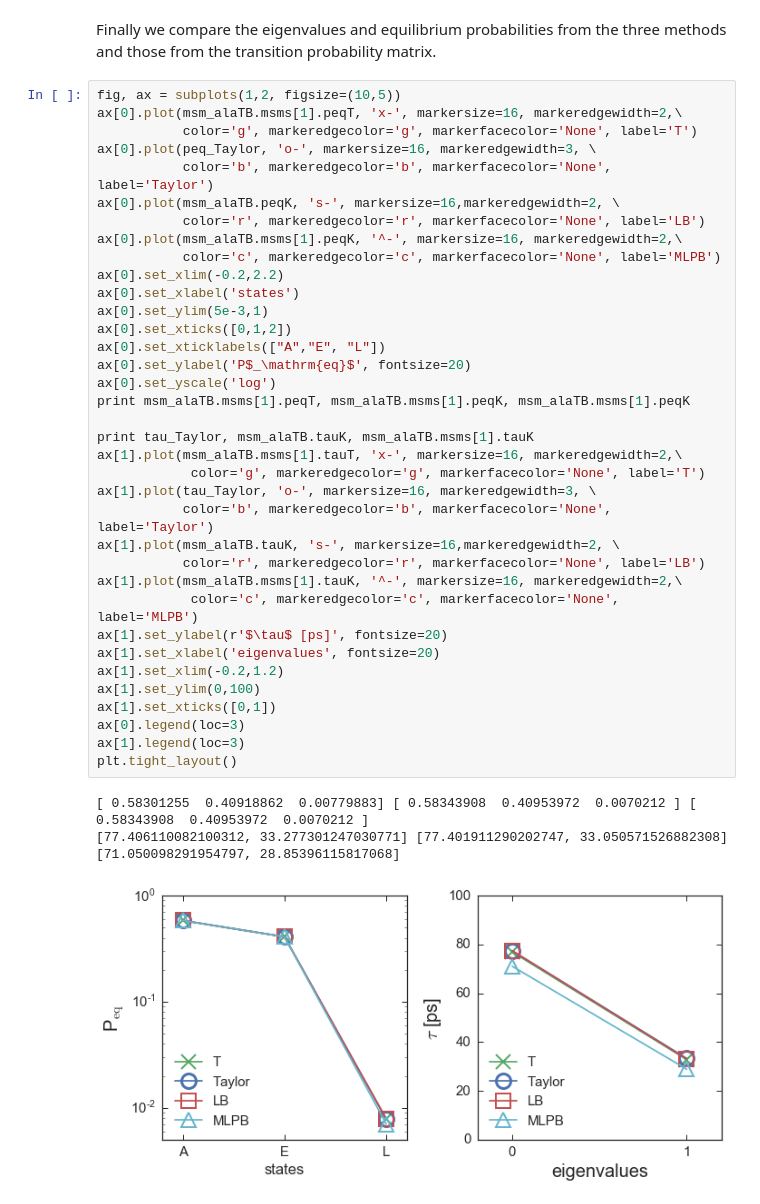
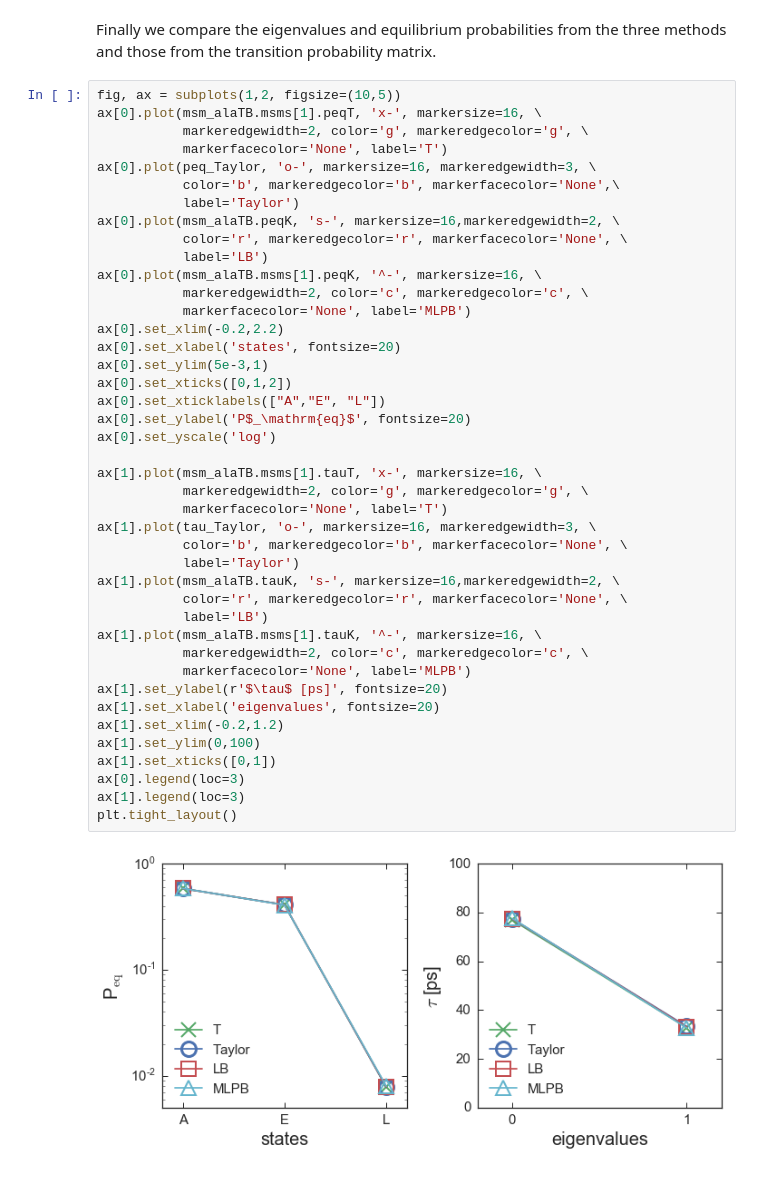
Before and after one commit to BioKT/MasterMSM, a Jupyter notebook: examples/alanine_dipeptide/ala_dipeptide_maxlike.ipynb, the cells around one changed output. Cells and saved outputs as stored; diff of their text form.

Commit message:
example : MLPB working

```diff
--- a/examples/alanine_dipeptide/ala_dipeptide_maxlike.ipynb
+++ b/examples/alanine_dipeptide/ala_dipeptide_maxlike.ipynb
@@ -97,41 +121,45 @@ _ = ax.set_ylim(np.min(msm_alaTB.msms[1].ml),1.001*np.mean(msm_alaTB.msms[1].ml)
 Finally we compare the eigenvalues and equilibrium probabilities from the three methods and those from the transition probability matrix.
 # %%
 fig, ax = subplots(1,2, figsize=(10,5))
-ax[0].plot(msm_alaTB.msms[1].peqT, 'x-', markersize=16, markeredgewidth=2,\
-           color='g', markeredgecolor='g', markerfacecolor='None', label='T')
+ax[0].plot(msm_alaTB.msms[1].peqT, 'x-', markersize=16, \
+           markeredgewidth=2, color='g', markeredgecolor='g', \
+           markerfacecolor='None', label='T')
 ax[0].plot(peq_Taylor, 'o-', markersize=16, markeredgewidth=3, \
-           color='b', markeredgecolor='b', markerfacecolor='None', label='Taylor')
+           color='b', markeredgecolor='b', markerfacecolor='None',\
+           label='Taylor')
 ax[0].plot(msm_alaTB.peqK, 's-', markersize=16,markeredgewidth=2, \
-           color='r', markeredgecolor='r', markerfacecolor='None', label='LB')
-ax[0].plot(msm_alaTB.msms[1].peqK, '^-', markersize=16, markeredgewidth=2,\
-           color='c', markeredgecolor='c', markerfacecolor='None', label='MLPB')
+           color='r', markeredgecolor='r', markerfacecolor='None', \
+           label='LB')
+ax[0].plot(msm_alaTB.msms[1].peqK, '^-', markersize=16, \
+           markeredgewidth=2, color='c', markeredgecolor='c', \
+           markerfacecolor='None', label='MLPB')
 ax[0].set_xlim(-0.2,2.2)
-ax[0].set_xlabel('states')
+ax[0].set_xlabel('states', fontsize=20)
 ax[0].set_ylim(5e-3,1)
 ax[0].set_xticks([0,1,2])
 ax[0].set_xticklabels(["A","E", "L"])
 ax[0].set_ylabel('P$_\mathrm{eq}$', fontsize=20)
 ax[0].set_yscale('log')
-print msm_alaTB.msms[1].peqT, msm_alaTB.msms[1].peqK, msm_alaTB.msms[1].peqK
 
-print tau_Taylor, msm_alaTB.tauK, msm_alaTB.msms[1].tauK
-ax[1].plot(msm_alaTB.msms[1].tauT, 'x-', markersize=16, markeredgewidth=2,\
-            color='g', markeredgecolor='g', markerfacecolor='None', label='T')
+ax[1].plot(msm_alaTB.msms[1].tauT, 'x-', markersize=16, \
+           markeredgewidth=2, color='g', markeredgecolor='g', \
+           markerfacecolor='None', label='T')
 ax[1].plot(tau_Taylor, 'o-', markersize=16, markeredgewidth=3, \
-           color='b', markeredgecolor='b', markerfacecolor='None', label='Taylor')
+           color='b', markeredgecolor='b', markerfacecolor='None', \
+           label='Taylor')
 ax[1].plot(msm_alaTB.tauK, 's-', markersize=16,markeredgewidth=2, \
-           color='r', markeredgecolor='r', markerfacecolor='None', label='LB')
-ax[1].plot(msm_alaTB.msms[1].tauK, '^-', markersize=16, markeredgewidth=2,\
-            color='c', markeredgecolor='c', markerfacecolor='None', label='MLPB')
+           color='r', markeredgecolor='r', markerfacecolor='None', \
+           label='LB')
+ax[1].plot(msm_alaTB.msms[1].tauK, '^-', markersize=16, \
+           markeredgewidth=2, color='c', markeredgecolor='c', \
+           markerfacecolor='None', label='MLPB')
 ax[1].set_ylabel(r'$\tau$ [ps]', fontsize=20)
 ax[1].set_xlabel('eigenvalues', fontsize=20)
 ax[1].set_xlim(-0.2,1.2)
 ax[1].set_ylim(0,100)
 ax[1].set_xticks([0,1])
 ax[0].legend(loc=3)
 ax[1].legend(loc=3)
 plt.tight_layout()
 # %% [output]
-[ 0.58301255  0.40918862  0.00779883] [ 0.58343908  0.40953972  0.0070212 ] [ 0.58343908  0.40953972  0.0070212 ]
-[77.406110082100312, 33.277301247030771] [77.401911290202747, 33.050571526882308] [71.050098291954797, 28.85396115817068]
-[figure, old version]
+[figure, new version]
```
Also changed, not shown: parts of 3 cells of this notebook.
